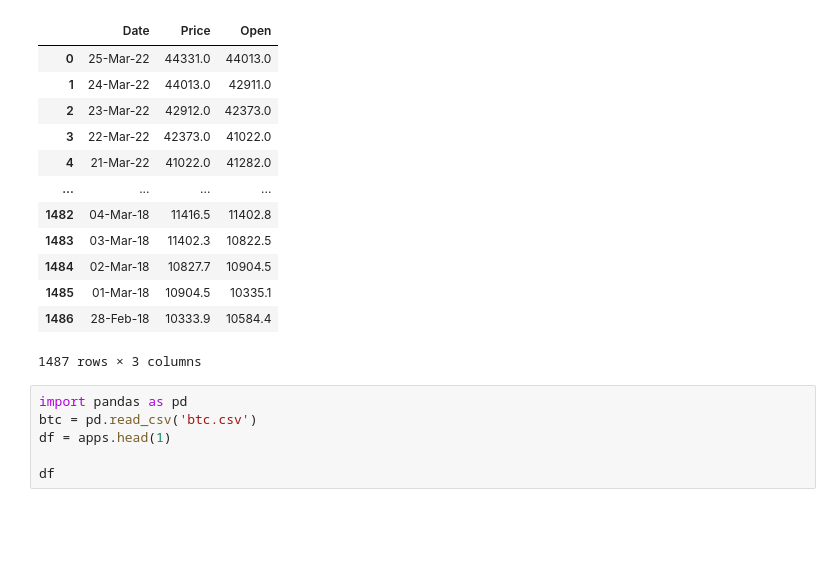
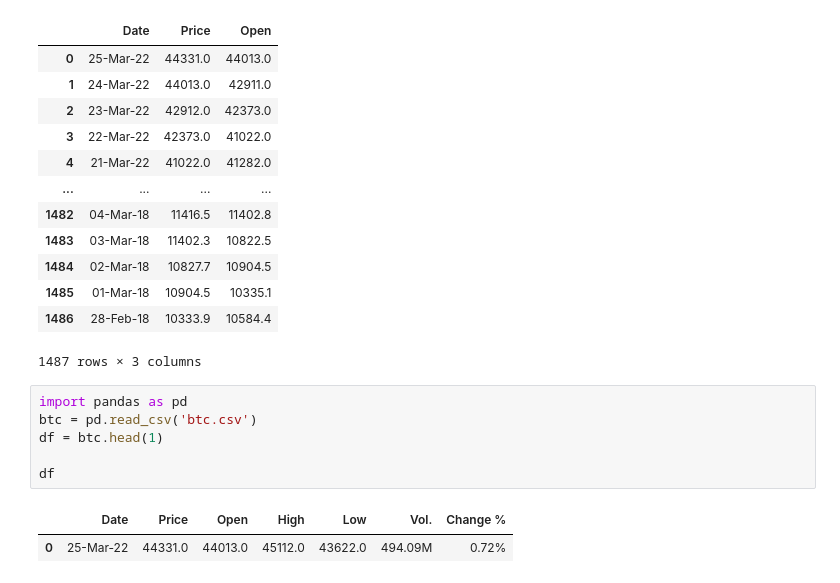
Before and after one commit to emokhor117/emokhordaniel_csc102, a Jupyter notebook: week 7/week 7 work.ipynb, the cells around one changed output. Drawn from its saved outputs; the diff is of its cells as text; blank space fills up the shorter version.

```diff
--- a/week 7/week 7 work.ipynb
+++ b/week 7/week 7 work.ipynb
@@ -120,6 +120,9 @@ df[['Date','Price','Open']]
 # %%
 import pandas as pd
 btc = pd.read_csv('btc.csv')
-df = apps.head(1)
+df = btc.head(1)
 
 df
+# %% [output]
+|  | Date | Price | Open | High | Low | Vol. | Change % |
+| 0 | 25-Mar-22 | 44331.0 | 44013.0 | 45112.0 | 43622.0 | 494.09M | 0.72% |
```
Also changed, not shown: 5 other files.
